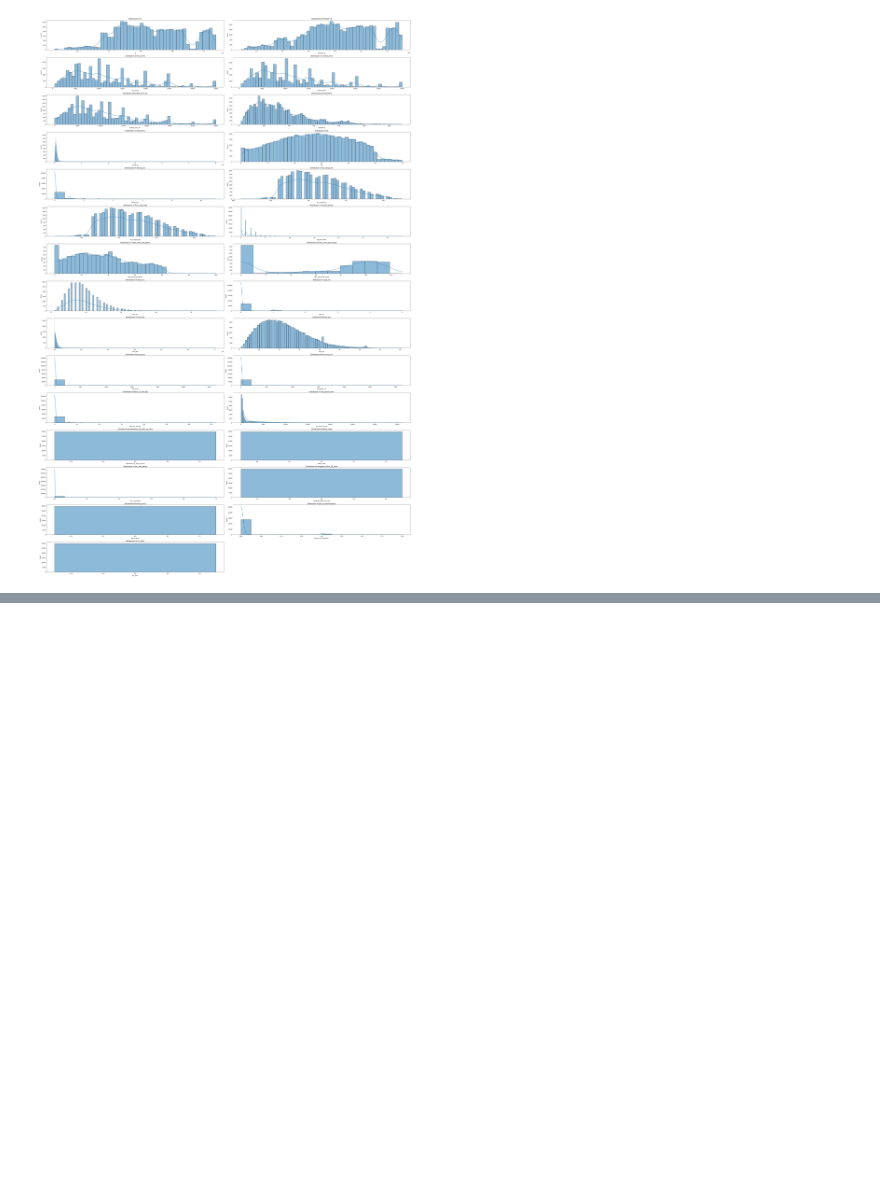
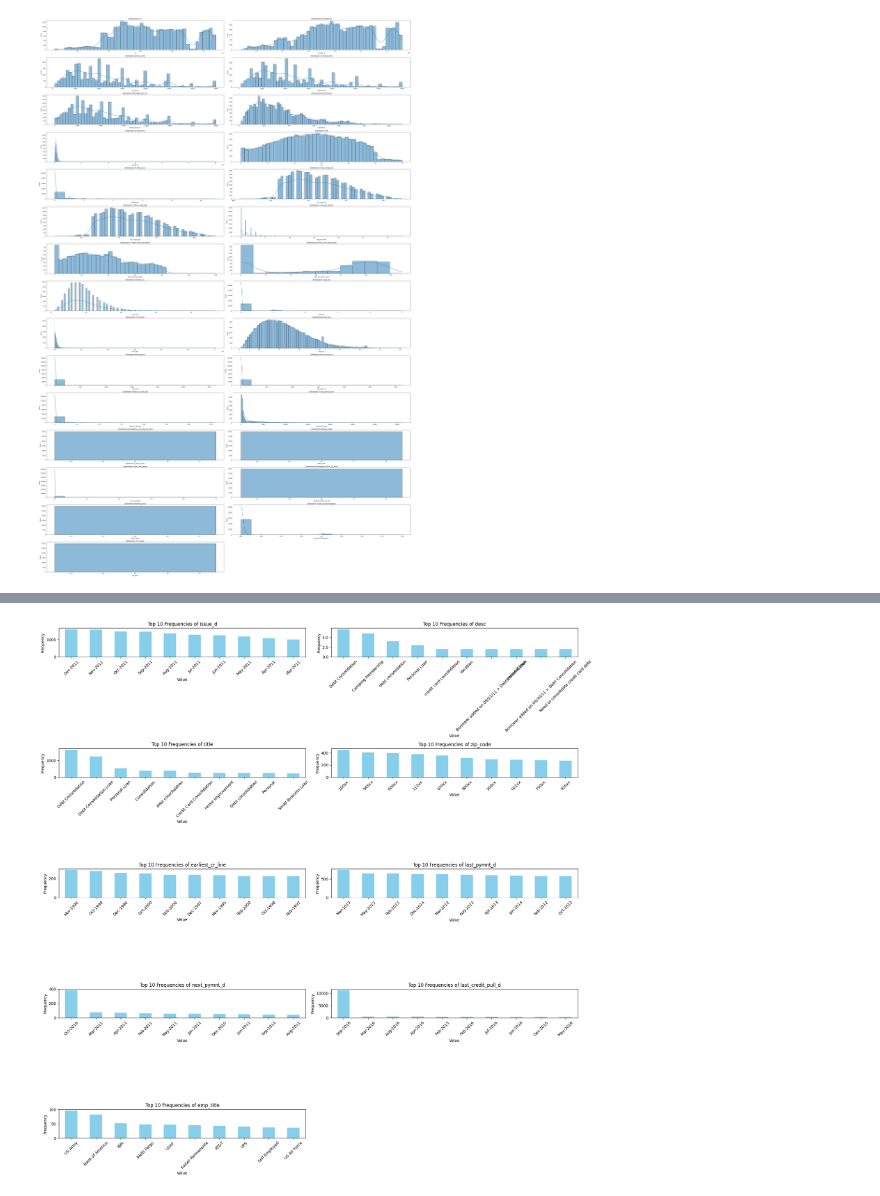
Before and after one commit to namtran6701/Default-Prediction, a Jupyter notebook: NamTran_notebook.ipynb, the cells around one changed output, grey strips where cells are left out. Saved outputs shown, nothing was run; the diff lists cells and outputs as text; code cells hidden in the pictures; blank space fills up the shorter version.

```diff
--- a/NamTran_notebook.ipynb
+++ b/NamTran_notebook.ipynb
@@ -163,0 +272,2 @@ analyze_numerical(df, numerical_features)
+# %%
+large_card = ['issue_d', 'desc', 'title', 'zip_code', 'earliest_cr_line', 'last_pymnt_d', 'next_pymnt_d', 'last_credit_pull_d', 'emp_title']
@@ -163,0 +288,4 @@ analyze_numerical(df, numerical_features)
+# %%
+ynk.plot_top_10_frequencies(df, large_card)
+# %% [output]
+[figure, added]
```
Also changed, not shown: parts of 36 cells of this notebook, 2 other files.
